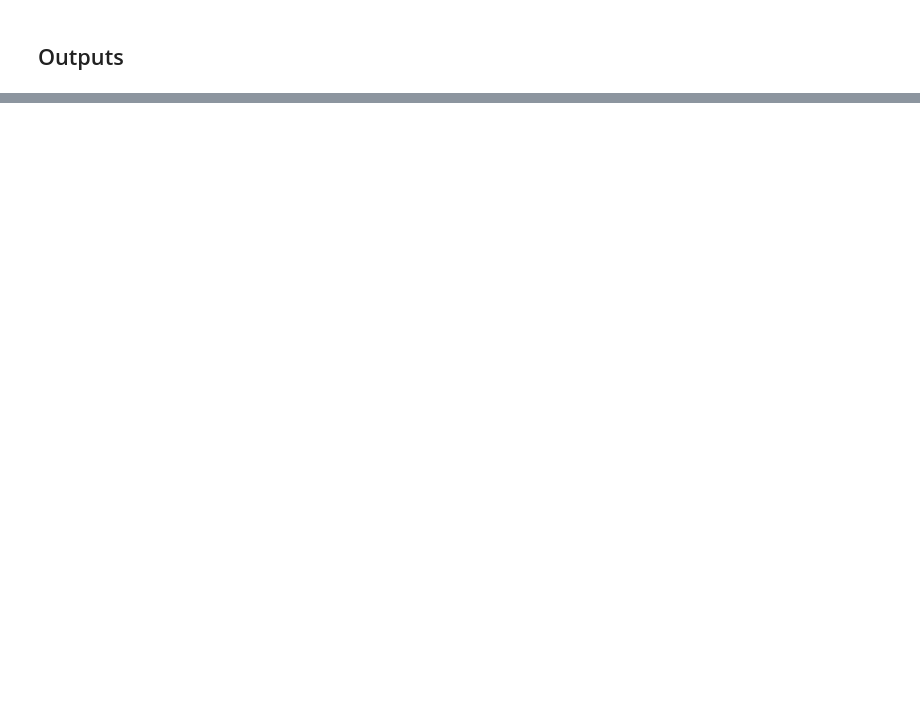
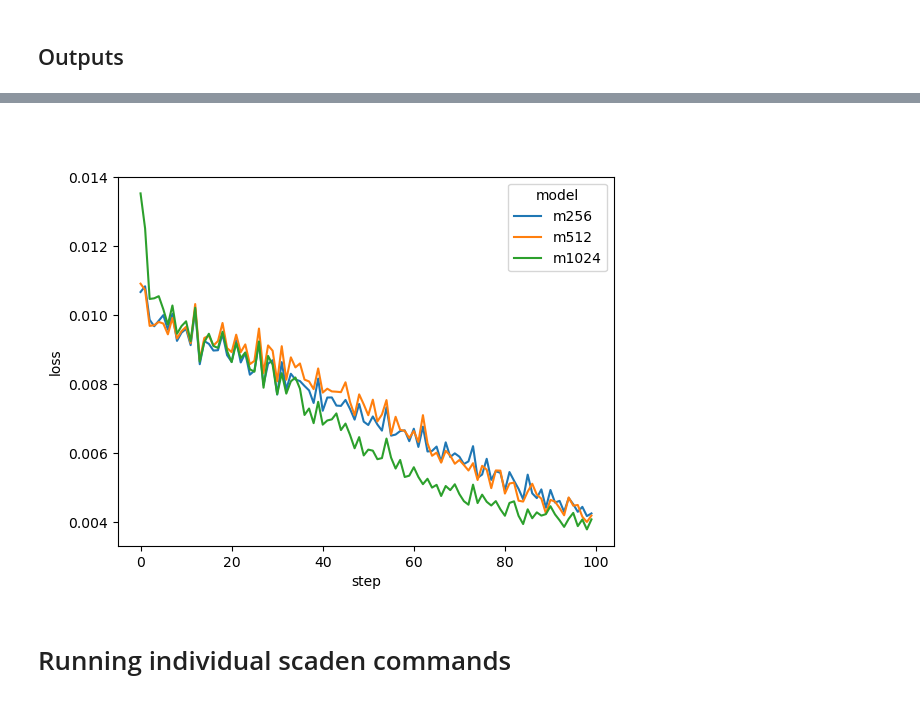
Before and after one commit to winstonk6/scaden-methylation, a Jupyter notebook: scaden_pipeline_example.ipynb, the cells around one changed output, grey strips where cells are left out. Cells and saved outputs as stored; diff of their text form; code cells hidden in the pictures; blank space fills up the shorter version.

Commit message:
Added scaden commands + loss logging

```diff
--- a/scaden_pipeline_example.ipynb
+++ b/scaden_pipeline_example.ipynb
@@ -430,0 +449,7 @@ GSM5527906      0.073061354     0.075746305     0.14797582      0.05976208
+# %%
+from IPython.display import Image
+Image("/mnt/home/wkoh1/example/loss_curve.png")
+# %% [output]
+[figure, added]
+# %% [markdown]
+# Running individual scaden commands
```
Also changed, not shown: parts of 18 cells of this notebook, 30 other files.
